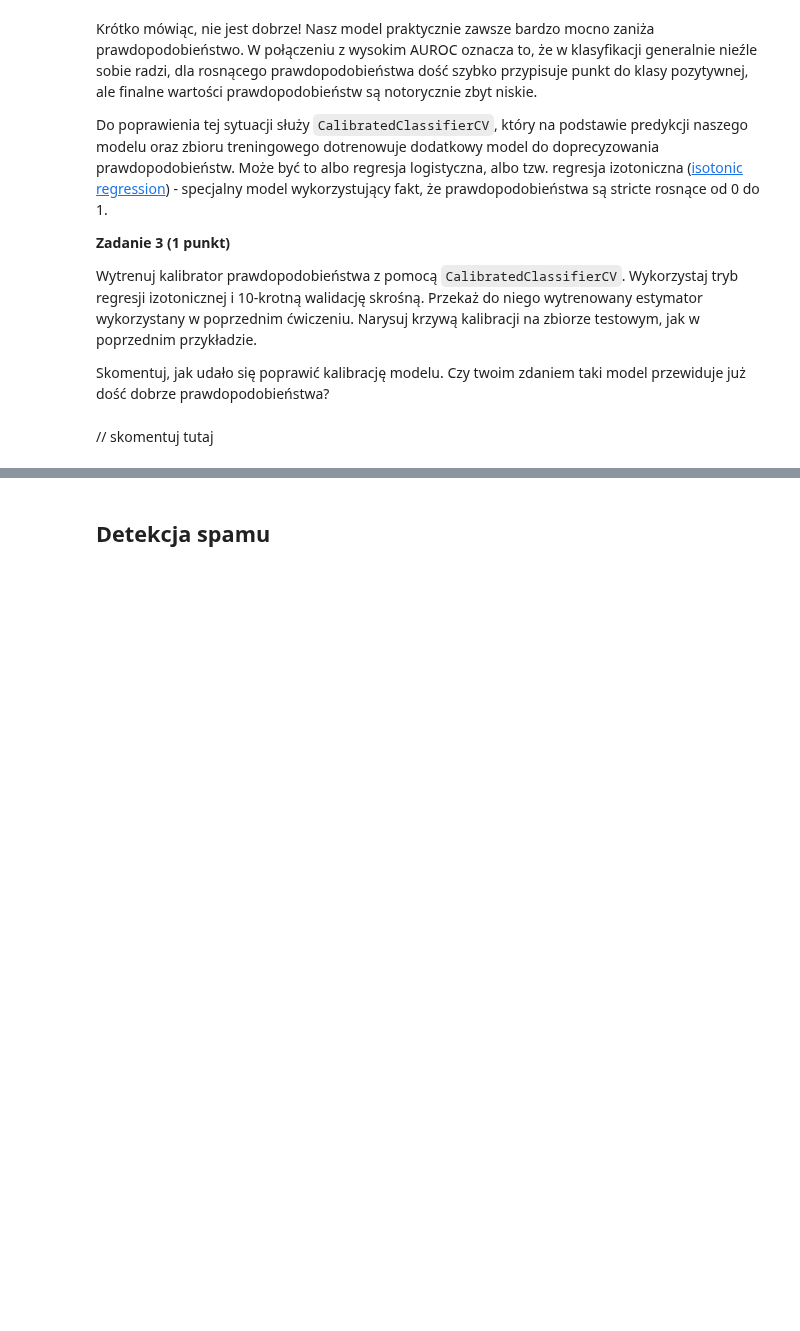
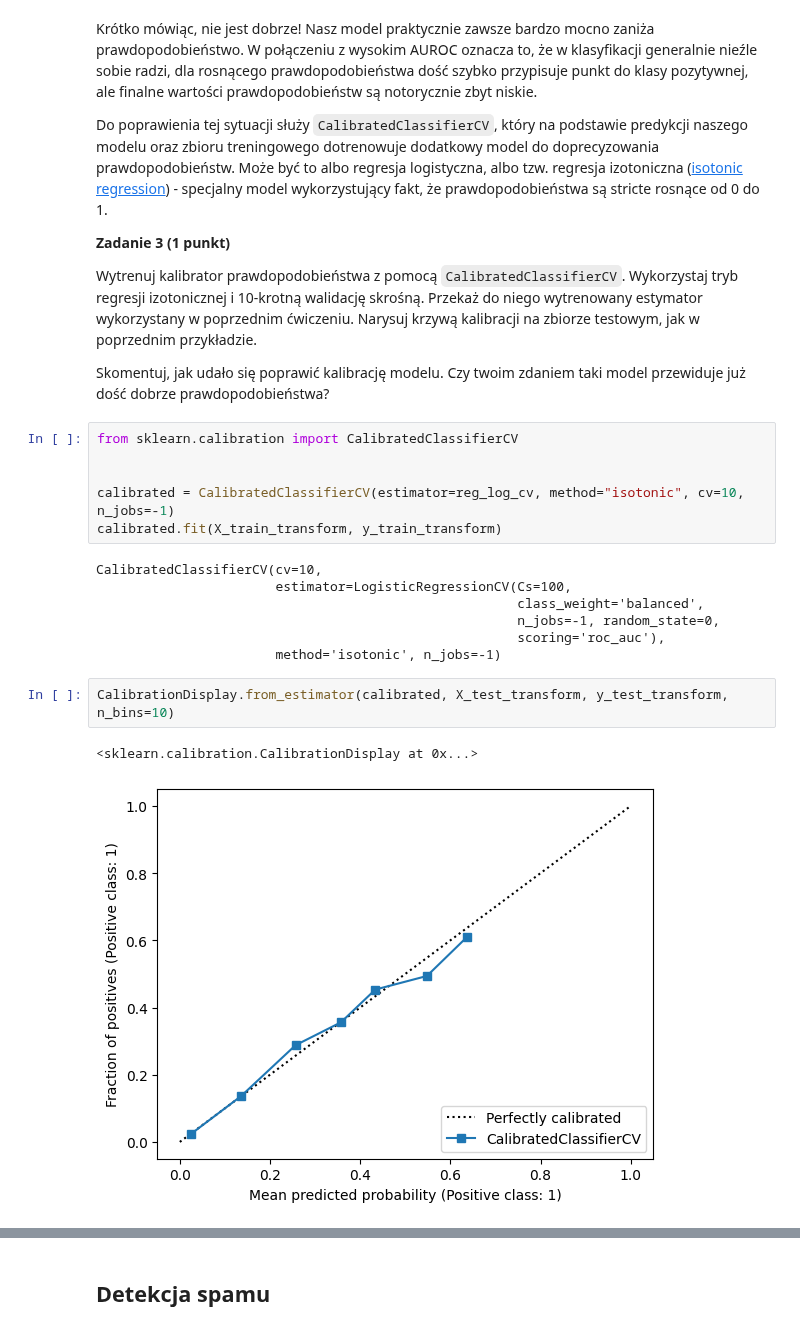
Before and after one commit to mpodmokly/podstawy-uczenia-maszynowego-24-25, a Jupyter notebook: lab4/notebook.ipynb, the cells around one changed output, grey strips where cells are left out. Cells and saved outputs as stored; diff of their text form; blank space fills up the shorter version.

Commit message:
model calibration

```diff
--- a/lab4/notebook.ipynb
+++ b/lab4/notebook.ipynb
@@ -274,5 +274,21 @@ Do poprawienia tej sytuacji służy `CalibratedClassifierCV`, który na podstawi
 Wytrenuj kalibrator prawdopodobieństwa z pomocą `CalibratedClassifierCV`. Wykorzystaj tryb regresji izotonicznej i 10-krotną walidację skrośną. Przekaż do niego wytrenowany estymator wykorzystany w poprzednim ćwiczeniu. Narysuj krzywą kalibracji na zbiorze testowym, jak w poprzednim przykładzie.
 
 Skomentuj, jak udało się poprawić kalibrację modelu. Czy twoim zdaniem taki model przewiduje już dość dobrze prawdopodobieństwa?
-# %% [markdown]
-// skomentuj tutaj
+# %%
+from sklearn.calibration import CalibratedClassifierCV
+
+
+calibrated = CalibratedClassifierCV(estimator=reg_log_cv, method="isotonic", cv=10, n_jobs=-1)
+calibrated.fit(X_train_transform, y_train_transform)
+# %% [output]
+CalibratedClassifierCV(cv=10,
+                       estimator=LogisticRegressionCV(Cs=100,
+                                                      class_weight='balanced',
+                                                      n_jobs=-1, random_state=0,
+                                                      scoring='roc_auc'),
+                       method='isotonic', n_jobs=-1)
+# %%
+CalibrationDisplay.from_estimator(calibrated, X_test_transform, y_test_transform, n_bins=10)
+# %% [output]
+<sklearn.calibration.CalibrationDisplay at 0x...>
+[figure, added]
```
Also changed, not shown: parts of 1 cell of this notebook.
